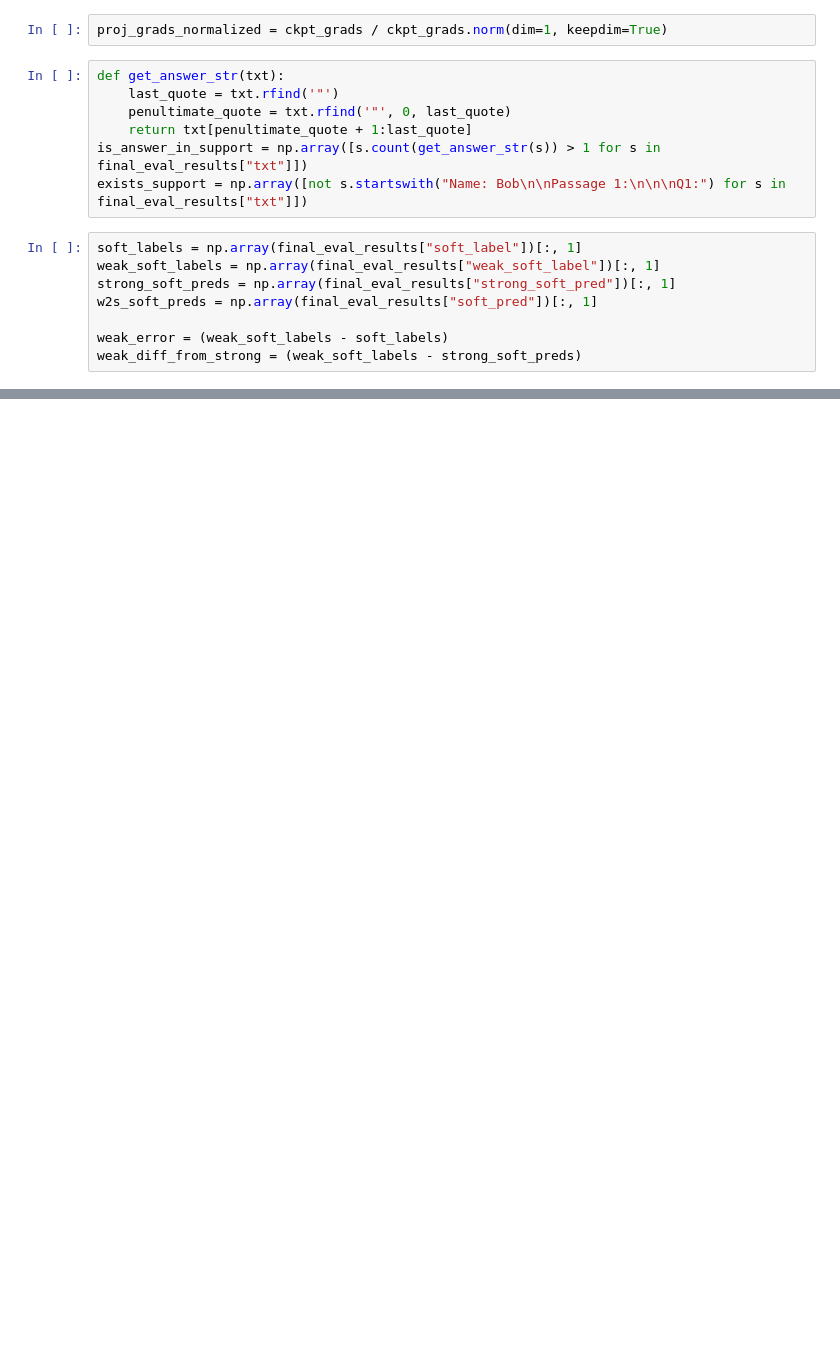
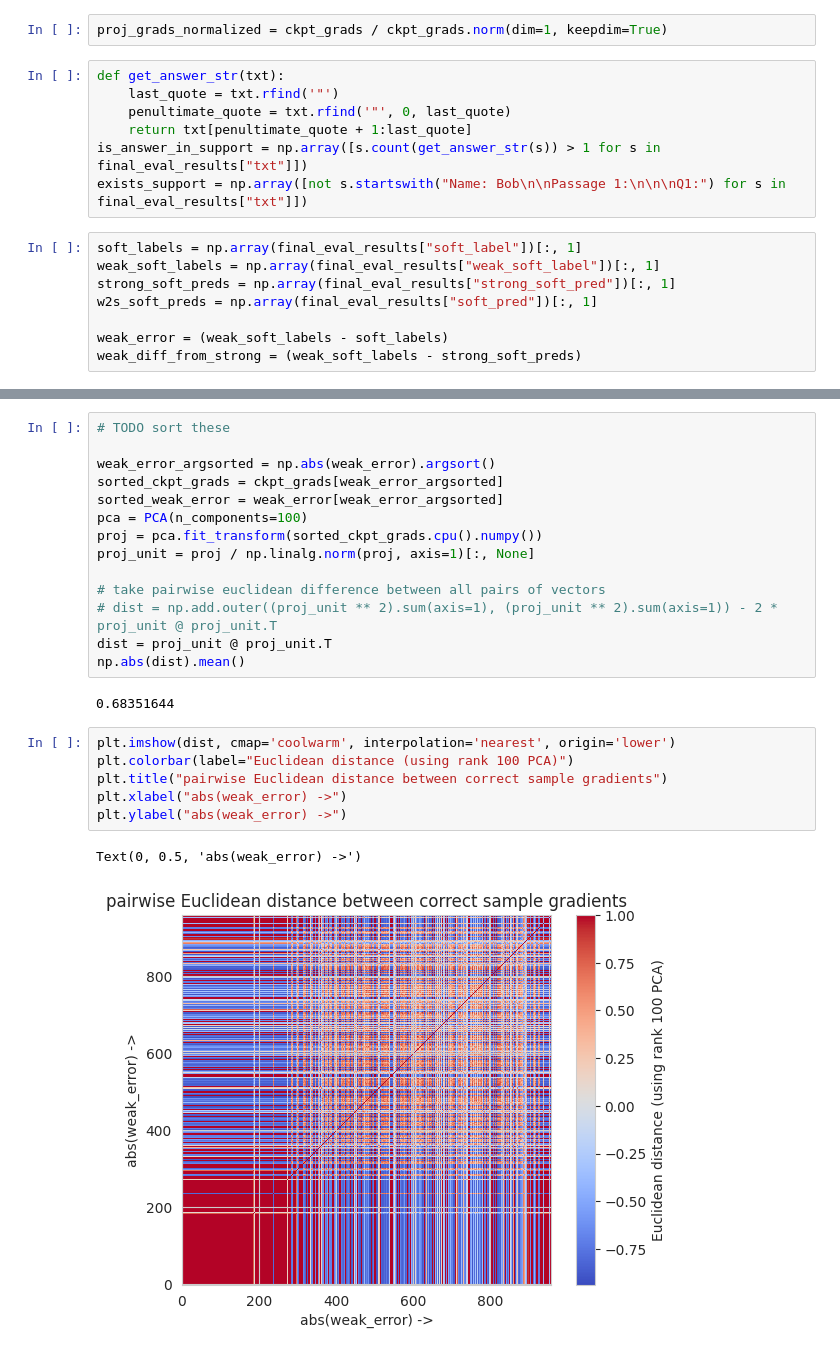
Before and after one commit to EleutherAI/weak-to-strong, a Jupyter notebook: notebooks/Plotting.ipynb, the cells around one changed output, grey strips where cells are left out. Drawn from its saved outputs; the diff is of its cells as text; blank space fills up the shorter version.

```diff
--- a/notebooks/Plotting.ipynb
+++ b/notebooks/Plotting.ipynb
@@ -333,0 +475,25 @@ explained variance [0.7195876  0.02559572 0.02408537 0.01417299 0.01061273 0.008
+# %%
+# TODO sort these
+
+weak_error_argsorted = np.abs(weak_error).argsort()
+sorted_ckpt_grads = ckpt_grads[weak_error_argsorted]
+sorted_weak_error = weak_error[weak_error_argsorted]
+pca = PCA(n_components=100)
+proj = pca.fit_transform(sorted_ckpt_grads.cpu().numpy())
+proj_unit = proj / np.linalg.norm(proj, axis=1)[:, None]
+
+# take pairwise euclidean difference between all pairs of vectors
+# dist = np.add.outer((proj_unit ** 2).sum(axis=1), (proj_unit ** 2).sum(axis=1)) - 2 * proj_unit @ proj_unit.T
+dist = proj_unit @ proj_unit.T
+np.abs(dist).mean()
+# %% [output]
+0.68351644
+# %%
+plt.imshow(dist, cmap='coolwarm', interpolation='nearest', origin='lower')
+plt.colorbar(label="Euclidean distance (using rank 100 PCA)")
+plt.title("pairwise Euclidean distance between correct sample gradients")
+plt.xlabel("abs(weak_error) ->")
+plt.ylabel("abs(weak_error) ->")
+# %% [output]
+Text(0, 0.5, 'abs(weak_error) ->')
+[figure, added]
```
Also changed, not shown: parts of 10 cells of this notebook, 3 other files.
